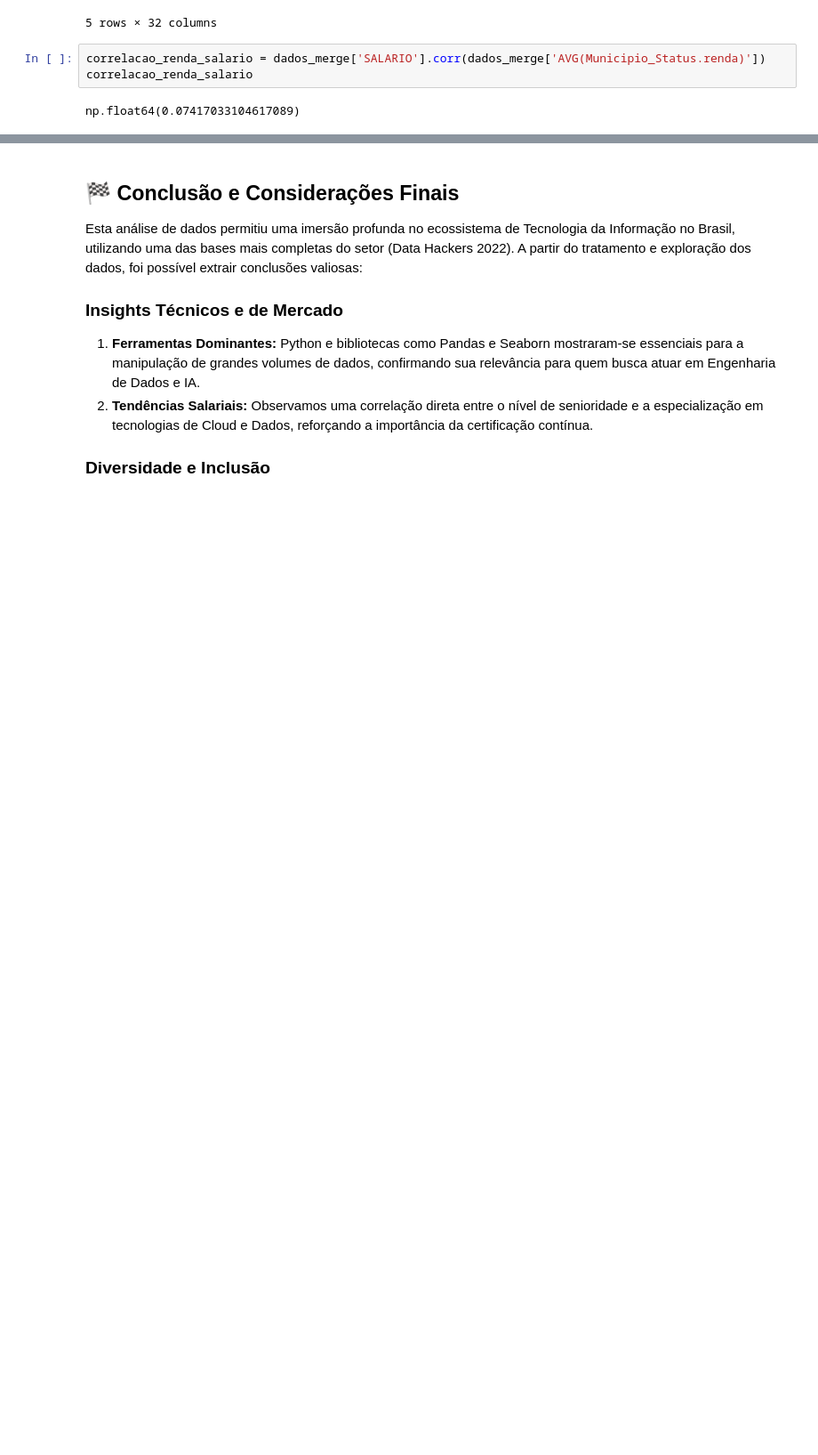
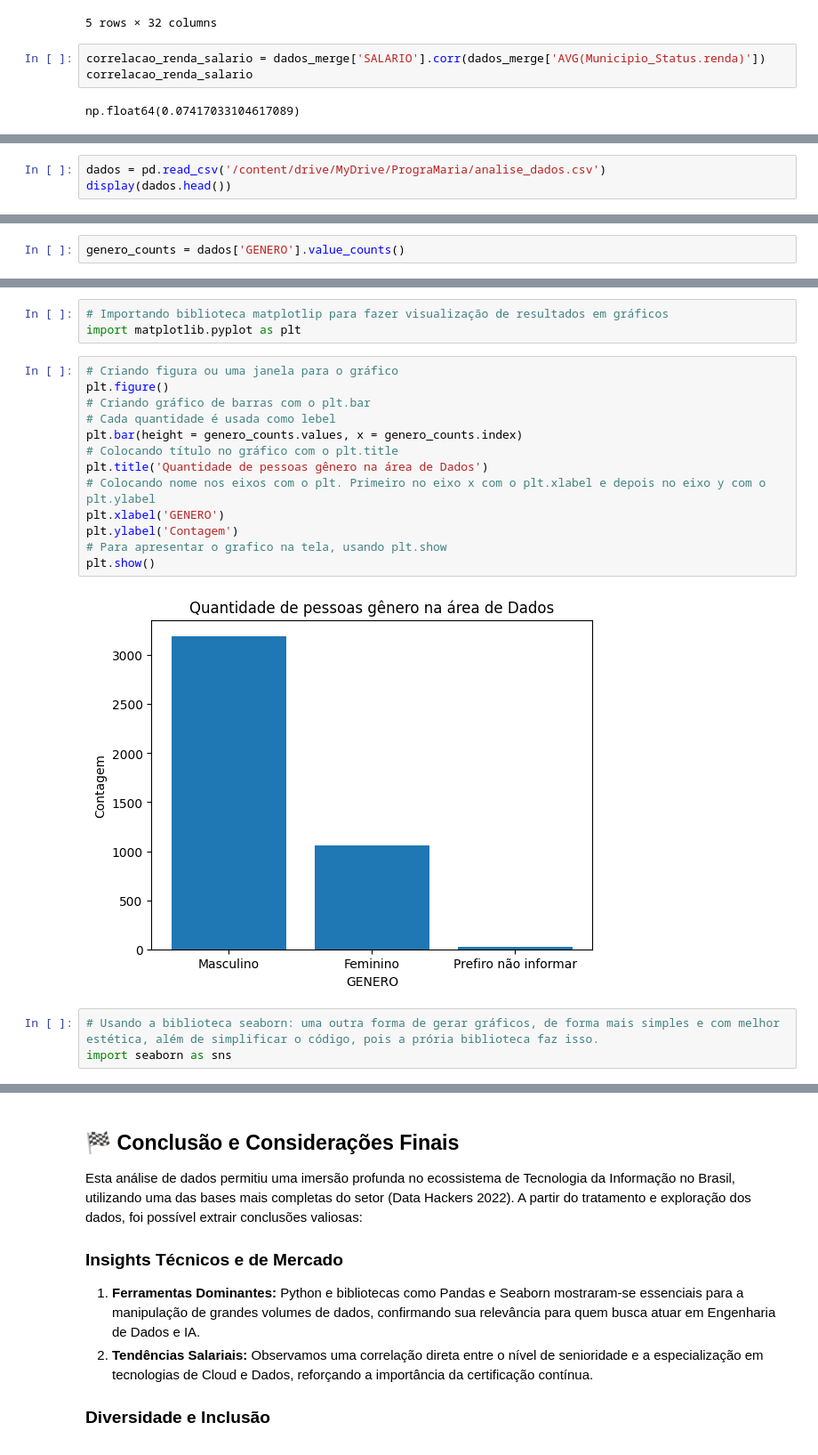
Before and after one commit to ferfaoliver-ferreira/Tratamento_dados_pesquisa_datahackers, a Jupyter notebook: análise_dados.ipynb, the cells around one changed output, grey strips where cells are left out. Shown at 89% size. Saved outputs shown, nothing was run; the diff lists cells and outputs as text; blank space fills up the shorter version.

```diff
--- a/análise_dados.ipynb
+++ b/análise_dados.ipynb
@@ -1111,0 +1096,3 @@ np.float64(0.07417033104617089)
+# %%
+dados = pd.read_csv('/content/drive/MyDrive/PrograMaria/analise_dados.csv')
+display(dados.head())
@@ -1111,0 +1107,2 @@ np.float64(0.07417033104617089)
+# %%
+genero_counts = dados['GENERO'].value_counts()
@@ -1111,0 +1118,21 @@ np.float64(0.07417033104617089)
+# %%
+# Importando biblioteca matplotlip para fazer visualização de resultados em gráficos
+import matplotlib.pyplot as plt
+# %%
+# Criando figura ou uma janela para o gráfico
+plt.figure()
+# Criando gráfico de barras com o plt.bar
+# Cada quantidade é usada como lebel
+plt.bar(height = genero_counts.values, x = genero_counts.index)
+# Colocando título no gráfico com o plt.title
+plt.title('Quantidade de pessoas gênero na área de Dados')
+# Colocando nome nos eixos com o plt. Primeiro no eixo x com o plt.xlabel e depois no eixo y com o plt.ylabel
+plt.xlabel('GENERO')
+plt.ylabel('Contagem')
+# Para apresentar o grafico na tela, usando plt.show
+plt.show()
+# %% [output]
+[figure, added]
+# %%
+# Usando a biblioteca seaborn: uma outra forma de gerar gráficos, de forma mais simples e com melhor estética, além de simplificar o código, pois a prória biblioteca faz isso.
+import seaborn as sns
```
Also changed, not shown: parts of 17 cells of this notebook.
